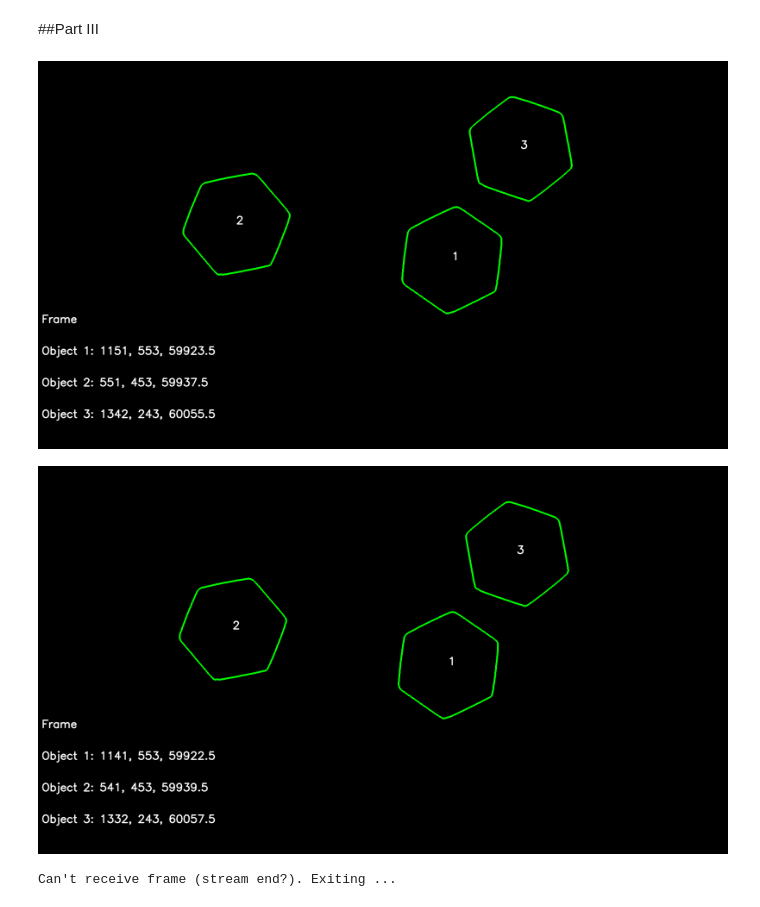
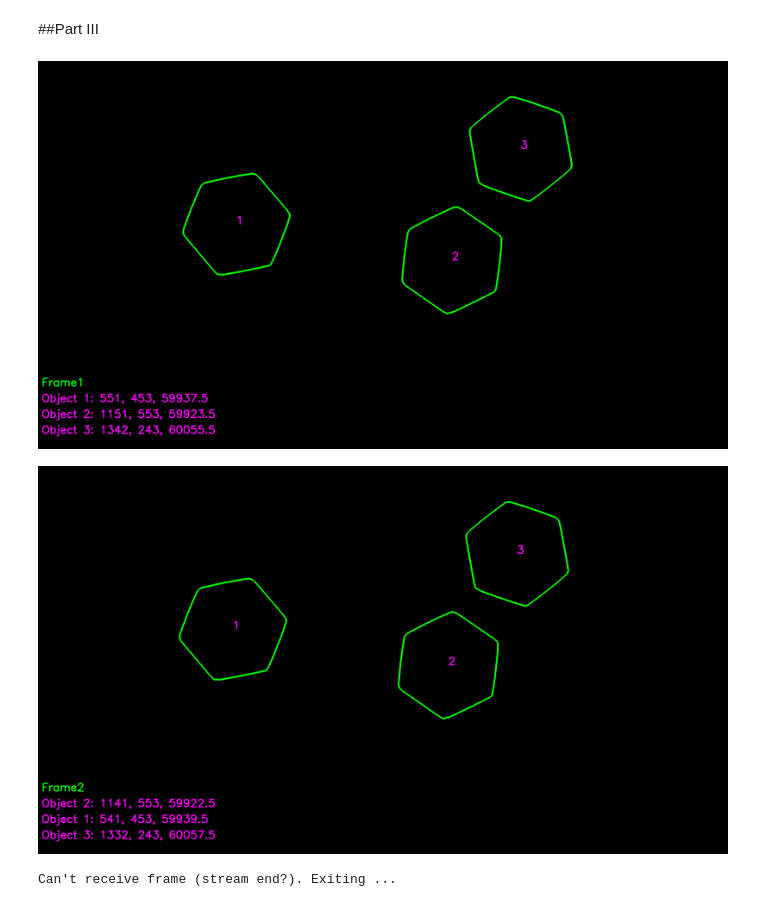
Before and after one commit to RansikaG/Machine-Vision, a Jupyter notebook: Assignment 5/Object Counting on a Conveyor belt.ipynb, the cells around one changed output. Cells and saved outputs as stored; diff of their text form; code cells hidden in the pictures.

```diff
--- a/Assignment 5/Object Counting on a Conveyor belt.ipynb
+++ b/Assignment 5/Object Counting on a Conveyor belt.ipynb
@@ -226,6 +226,8 @@ def is_new(a, b, delta, i):
   ,!tolerances specified in delta.
   vector i specifies which elements in b to compare with those in a.
   """
+  a=np.array(a)
+  b=np.array(b)
   b_=b[i]
   for vector in a:
     vector_=vector[i]
@@ -239,8 +241,8 @@ a = np.array([[1.36100e+03, 5.53000e+02, 5.99245e+04, 2.00000e+00],
 [1.55200e+03, 2.43000e+02, 6.00585e+04, 3.00000e+00]])
 b = np.array([7.51000e+02, 4.53000e+02, 5.99385e+04, 3.00000e+00])
 delta_x=15
-delta = np.array([delta_x])
-i = np.array([0])
+delta = np.array([delta_x,delta_x])
+i = np.array([0,1])
 assert is_new(a, b, delta, i) == False, " Check the function "
 # %%
 def prev_index(a, b, delta, i):
@@ -248,7 +250,10 @@ def prev_index(a, b, delta, i):
   Returns the index of the apppearance of the object in the previous frame.
   (See thee example in the next cell)
   """
+
   index = -1
+  a=np.array(a)
+  b=np.array(b)
   b_=b[i]
   for index in range(len(a)):
     vector=a[index]
@@ -279,21 +284,21 @@ while cap.isOpened():
 cap.release()
 cv.destroyAllWindows()
 # %%
-def insert_text(current_frame,frame):
+def insert_text(current_frame,frame,frame_no):
   no_objects=len(current_frame)
   bottom_position = (10, frame.shape[0])
   text = "Some text including newline \n characters."
   font_scale = 1
-  color = (255, 255, 255)
+  color = (255, 0, 255)
   thickness = 2
   font = cv.FONT_HERSHEY_SIMPLEX
   line_type = cv.LINE_AA
 
   text_size, _ = cv.getTextSize(text, font, font_scale, thickness)
-  line_height = text_size[1]*(no_objects+1)
+  line_height = text_size[1]*2
   x, y0 =bottom_position
   y0-=(no_objects+1)* line_height
-  cv.putText(frame,"Frame",(x, y0),font,font_scale,color,thickness,line_type)
+  cv.putText(frame,"Frame"+str(frame_no),(x, y0),font,font_scale,(0,255,0),thickness,line_type)
   for i in range(no_objects):#position shit
       Object=current_frame[i]
       y = y0 + (i+1)* line_height
@@ -301,17 +306,17 @@ def insert_text(current_frame,frame):
       cv.putText(frame,details,(x, y),font,font_scale,color,thickness,line_type)
 # %%
 cap = cv.VideoCapture('/content/belt/Assignment 5/conveyor_two_frame.mp4') # give the correct path here
+frame_no=1
 while cap.isOpened():
   ret, frame = cap.read()
   if not ret:
     print("Can't receive frame (stream end?). Exiting ...")
     break
-  frame_no=1
   gray=cv.cvtColor(frame, cv.COLOR_BGR2GRAY)
 
   retval, labels, stats, centroids,closing_im=get_indexed_image(gray)
 
-  contours, hierarchy = cv.findContours(closing_im, cv.RETR_TREE, cv.CHAIN_APPROX_SIMPLE)
+  contours, hierarchy = cv.findContours(closing_im, cv.RETR_EXTERNAL, cv.CHAIN_APPROX_SIMPLE)
   hexagonal=[]
   for j,c in enumerate(contours):
     if cv.matchShapes(contours_t[0], c, cv.CONTOURS_MATCH_I1, 0.0)<0.001:
@@ -319,49 +324,50 @@ while cap.isOpened():
   im_contours_belt = np.zeros((frame.shape[0],frame.shape[1],3), np.uint8)
   Contours = np.array(contours)
   Contours=Contours[hexagonal]
-  cont=Contours[0:-1:2]#Full hexagonal contours are seperated
+  cont=Contours#Full hexagonal contours are seperated
 
   conts = cv.drawContours(im_contours_belt, cont, -1, (0,255,0), 3).astype('uint8')#contour image
 
   current_frame=[]
   if frame_no==1:
+    sorted_ctrs = sorted(contours, key=lambda ctr: cv.boundingRect(ctr)[0])
     for i in range(len(cont)):
-      M = cv.moments(cont[i])
+      M = cv.moments(sorted_ctrs[i])
       cx, cy = int(M['m10']/M['m00']),int(M['m01']/M['m00'])
-      ca = cv.contourArea(cont[i])
+      ca = cv.contourArea(sorted_ctrs[i])
       obj_current_frame=[cx,cy,ca,i+1]
       current_frame.append(obj_current_frame)
-      cv.putText(conts,str(obj_current_frame[3]),(obj_current_frame[0],obj_current_frame[1]), cv.FONT_HERSHEY_SIMPLEX, 1,(255,255,255),2,cv.LINE_AA)
+      cv.putText(conts,str(obj_current_frame[3]),(obj_current_frame[0],obj_current_frame[1]), cv.FONT_HERSHEY_SIMPLEX, 1,(255,0,255),2,cv.LINE_AA)
 
   else:
-    i=[0,1]#needs to be rechecked
-    delta=[15,15]
-    prev_count=len(prev_frame)
-    for countour in cont:
-      M = cv.moments(countour)
+    i=[0,1,2]#needs to be rechecked
+    delta=[15,15,500]
+    prev_count=len(previous_frame)
+    for contour in cont:
+      M = cv.moments(contour)
       cx, cy = int(M['m10']/M['m00']),int(M['m01']/M['m00'])
-      ca = cv.contourArea(countour)
+      ca = cv.contourArea(contour)
       obj_current_frame=[cx,cy,ca,None]#count is not defined
-      if is_new(previous_frame, countour, delta, i):
+      if is_new(previous_frame, obj_current_frame, delta, i):
         prev_count+=1
         obj_current_frame=[cx,cy,ca,prev_count]
       else:
-        prev_index=prev_index(previous_frame, countour, delta, i)
-        obj_current_frame=[cx,cy,ca,previous_frame[prev_index][3]]
+        prev_i=prev_index(previous_frame, obj_current_frame, delta, i)
+        obj_current_frame=[cx,cy,ca,previous_frame[prev_i][3]]
       current_frame.append(obj_current_frame)
-      cv.putText(conts,str(obj_current_frame[3]),(obj_current_frame[0],obj_current_frame[1]), cv.FONT_HERSHEY_SIMPLEX, 1,(255,255,255),2,cv.LINE_AA)
+      cv.putText(conts,str(obj_current_frame[3]),(obj_current_frame[0],obj_current_frame[1]), cv.FONT_HERSHEY_SIMPLEX, 1,(255,0,255),2,cv.LINE_AA)
 
-  insert_text(current_frame,conts)
+  insert_text(current_frame,conts,frame_no)
+  frame_no+=1
 
-  frame_no+=1
   previous_frame=current_frame
 
   cv2_imshow(conts)
   if cv.waitKey(1) == ord('q'):
     break
 cap.release()
 cv.destroyAllWindows()
 # %% [output]
-[figure, old version]
+[figure, new version]
-[figure, old version]
+[figure, new version]
 Can't receive frame (stream end?). Exiting ...
```
